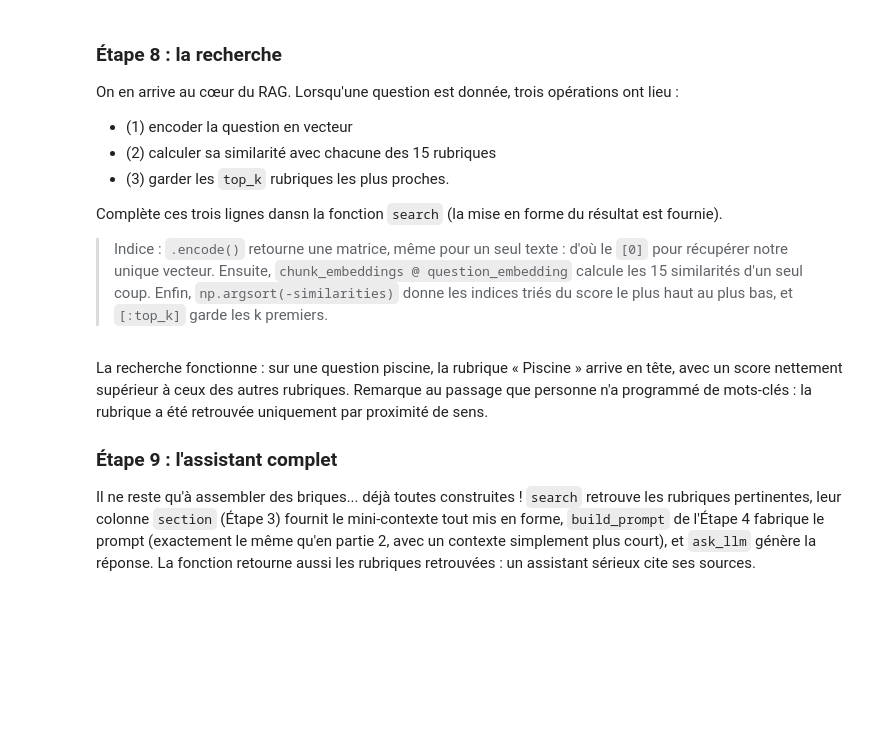
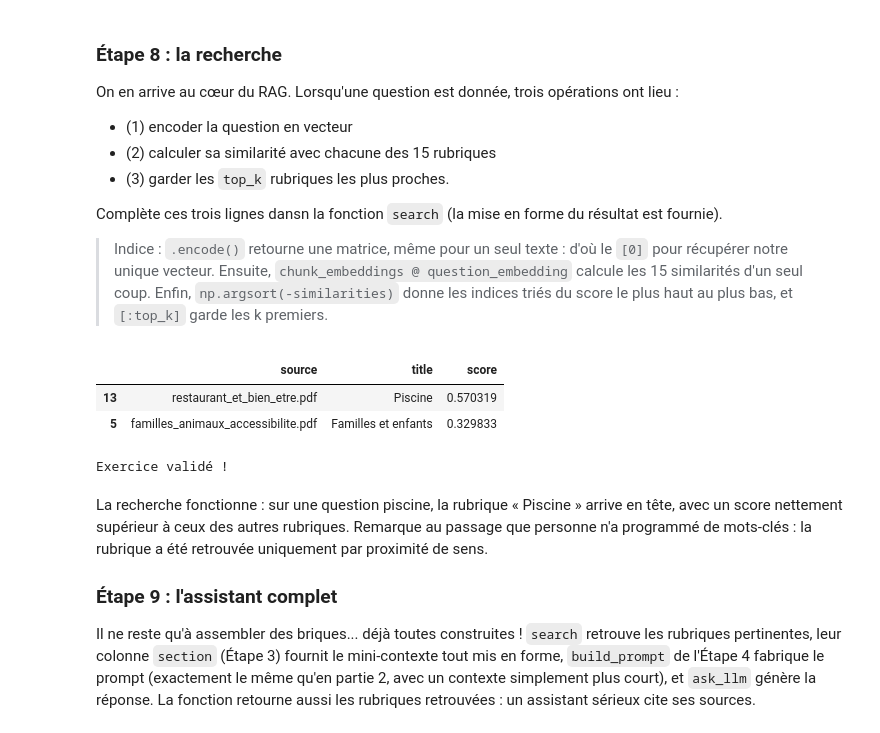
Before and after one commit to mahoungouprincesse7-del/Cahier-Vacances-Data-IA, a Jupyter notebook: Projet_04/projet_04.ipynb, the cells around one changed output. Drawn from its saved outputs; the diff is of its cells as text; code cells hidden in the pictures; blank space fills up the shorter version.

```diff
--- a/Projet_04/projet_04.ipynb
+++ b/Projet_04/projet_04.ipynb
@@ -418,37 +669,55 @@ Complète ces trois lignes dansn la fonction `search` (la mise en forme du résu
 # %%
 def search(question, top_k=2):
     """
     Retrieve the top_k pages most relevant to a question.
 
     Arguments:
     question -- the client's question, as a string
     top_k -- number of pages to return
 
     Returns:
     results -- the top_k rows of pages, with an added score column,
                sorted from most to least relevant
     """
 
     ### START CODE HERE ###
 
-    question_embedding = # (1)
-    similarities =  # (2)
-    top_indices = # (3)
+    # (1) Transformer la question en vecteur de 384 nombres
+    question_embedding = embedder.encode(
+        [question],
+        normalize_embeddings=True
+    )[0]
+
+    # (2) Calculer la similarité avec les 15 rubriques
+    similarities = chunk_embeddings @ question_embedding
+
+    # (3) Garder les indices des top_k rubriques les plus similaires
+    top_indices = np.argsort(-similarities)[:top_k]
 
     ### END CODE HERE ###
 
     results = pages.iloc[top_indices].copy()
     results["score"] = similarities[top_indices]
+
     return results
 
 
 test_results = search("Est-ce qu'il y a une piscine ?")
+
 display(test_results[["source", "title", "score"]])
 
-assert len(test_results) == 2, "top_k=2 devrait retourner 2 résultats"
+assert len(test_results) == 2, \
+    "top_k=2 devrait retourner 2 résultats"
+
 assert test_results.iloc[0]["title"] == "Piscine", \
     "La rubrique la plus pertinente pour cette question devrait être « Piscine »"
+
 print("Exercice validé !")
+# %% [output]
+|  | source | title | score |
+| 13 | restaurant_et_bien_etre.pdf | Piscine | 0.570319 |
+| 5 | familles_animaux_accessibilite.pdf | Familles et enfants | 0.329833 |
+Exercice validé !
 # %% [markdown]
 La recherche fonctionne : sur une question piscine, la rubrique « Piscine » arrive en tête, avec un score nettement supérieur à ceux des autres rubriques. Remarque au passage que personne n'a programmé de mots-clés : la rubrique a été retrouvée uniquement par proximité de sens.
 
```
Also changed, not shown: parts of 22 cells of this notebook, 3 other files.
